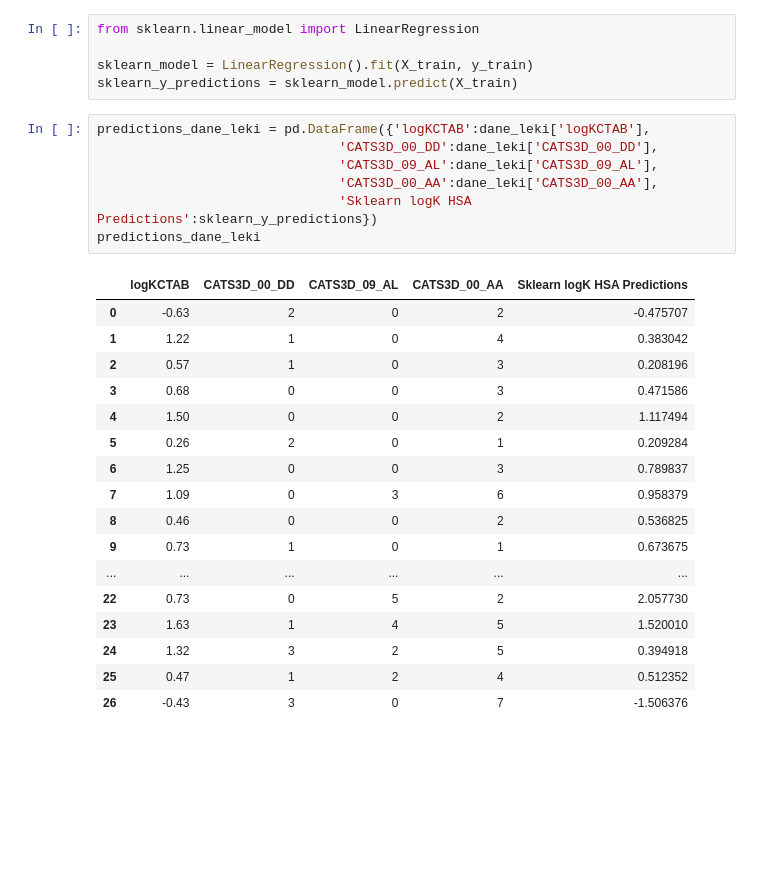
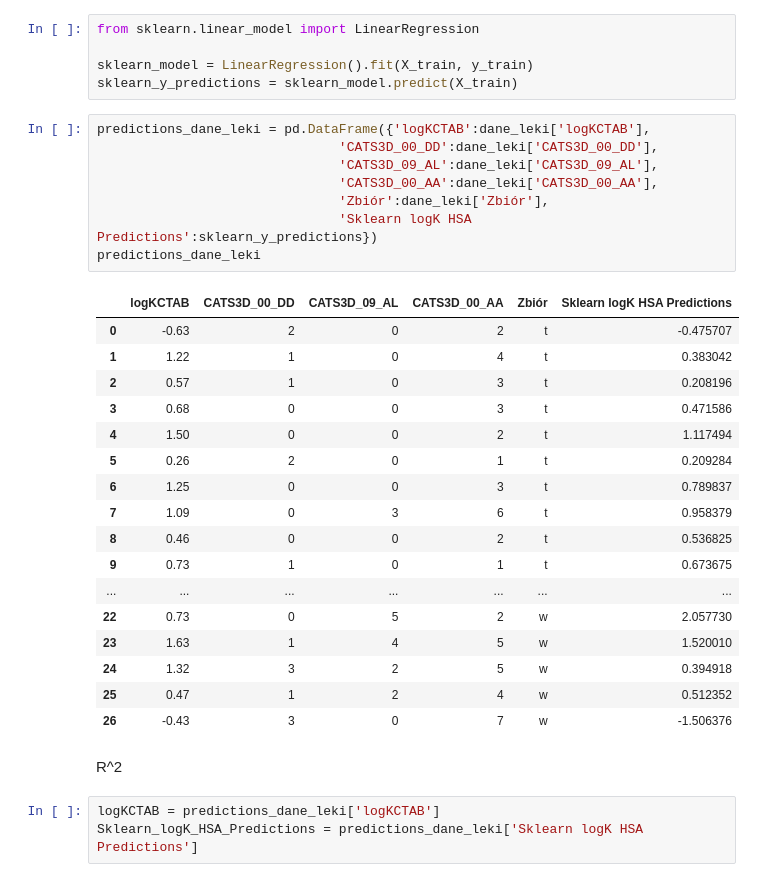
Before and after one commit to Miczel00/machine-learning, a Jupyter notebook: zaj1/main.ipynb, the cells around one changed output. Saved outputs shown, nothing was run; the diff lists cells and outputs as text; blank space fills up the shorter version.

```diff
--- a/zaj1/main.ipynb
+++ b/zaj1/main.ipynb
@@ -77,25 +78,31 @@ sklearn_y_predictions = sklearn_model.predict(X_train)
 # %%
 predictions_dane_leki = pd.DataFrame({'logKCTAB':dane_leki['logKCTAB'],
                                'CATS3D_00_DD':dane_leki['CATS3D_00_DD'],
                                'CATS3D_09_AL':dane_leki['CATS3D_09_AL'],
                                'CATS3D_00_AA':dane_leki['CATS3D_00_AA'],
+                               'Zbiór':dane_leki['Zbiór'],
                                'Sklearn logK HSA Predictions':sklearn_y_predictions})
 predictions_dane_leki
 # %% [output]
-|  | logKCTAB | CATS3D_00_DD | CATS3D_09_AL | CATS3D_00_AA | Sklearn logK HSA Predictions |
-| 0 | -0.63 | 2 | 0 | 2 | -0.475707 |
-| 1 | 1.22 | 1 | 0 | 4 | 0.383042 |
-| 2 | 0.57 | 1 | 0 | 3 | 0.208196 |
-| 3 | 0.68 | 0 | 0 | 3 | 0.471586 |
-| 4 | 1.50 | 0 | 0 | 2 | 1.117494 |
-| 5 | 0.26 | 2 | 0 | 1 | 0.209284 |
-| 6 | 1.25 | 0 | 0 | 3 | 0.789837 |
-| 7 | 1.09 | 0 | 3 | 6 | 0.958379 |
-| 8 | 0.46 | 0 | 0 | 2 | 0.536825 |
-| 9 | 0.73 | 1 | 0 | 1 | 0.673675 |
-| ... | ... | ... | ... | ... | ... |
-| 22 | 0.73 | 0 | 5 | 2 | 2.057730 |
-| 23 | 1.63 | 1 | 4 | 5 | 1.520010 |
-| 24 | 1.32 | 3 | 2 | 5 | 0.394918 |
-| 25 | 0.47 | 1 | 2 | 4 | 0.512352 |
-| 26 | -0.43 | 3 | 0 | 7 | -1.506376 |
+|  | logKCTAB | CATS3D_00_DD | CATS3D_09_AL | CATS3D_00_AA | Zbiór | Sklearn logK HSA Predictions |
+| 0 | -0.63 | 2 | 0 | 2 | t | -0.475707 |
+| 1 | 1.22 | 1 | 0 | 4 | t | 0.383042 |
+| 2 | 0.57 | 1 | 0 | 3 | t | 0.208196 |
+| 3 | 0.68 | 0 | 0 | 3 | t | 0.471586 |
+| 4 | 1.50 | 0 | 0 | 2 | t | 1.117494 |
+| 5 | 0.26 | 2 | 0 | 1 | t | 0.209284 |
+| 6 | 1.25 | 0 | 0 | 3 | t | 0.789837 |
+| 7 | 1.09 | 0 | 3 | 6 | t | 0.958379 |
+| 8 | 0.46 | 0 | 0 | 2 | t | 0.536825 |
+| 9 | 0.73 | 1 | 0 | 1 | t | 0.673675 |
+| ... | ... | ... | ... | ... | ... | ... |
+| 22 | 0.73 | 0 | 5 | 2 | w | 2.057730 |
+| 23 | 1.63 | 1 | 4 | 5 | w | 1.520010 |
+| 24 | 1.32 | 3 | 2 | 5 | w | 0.394918 |
+| 25 | 0.47 | 1 | 2 | 4 | w | 0.512352 |
+| 26 | -0.43 | 3 | 0 | 7 | w | -1.506376 |
+# %% [markdown]
+R^2
+# %%
+logKCTAB = predictions_dane_leki['logKCTAB']
+Sklearn_logK_HSA_Predictions = predictions_dane_leki['Sklearn logK HSA Predictions']
```
Also changed, not shown: parts of 10 cells of this notebook.
